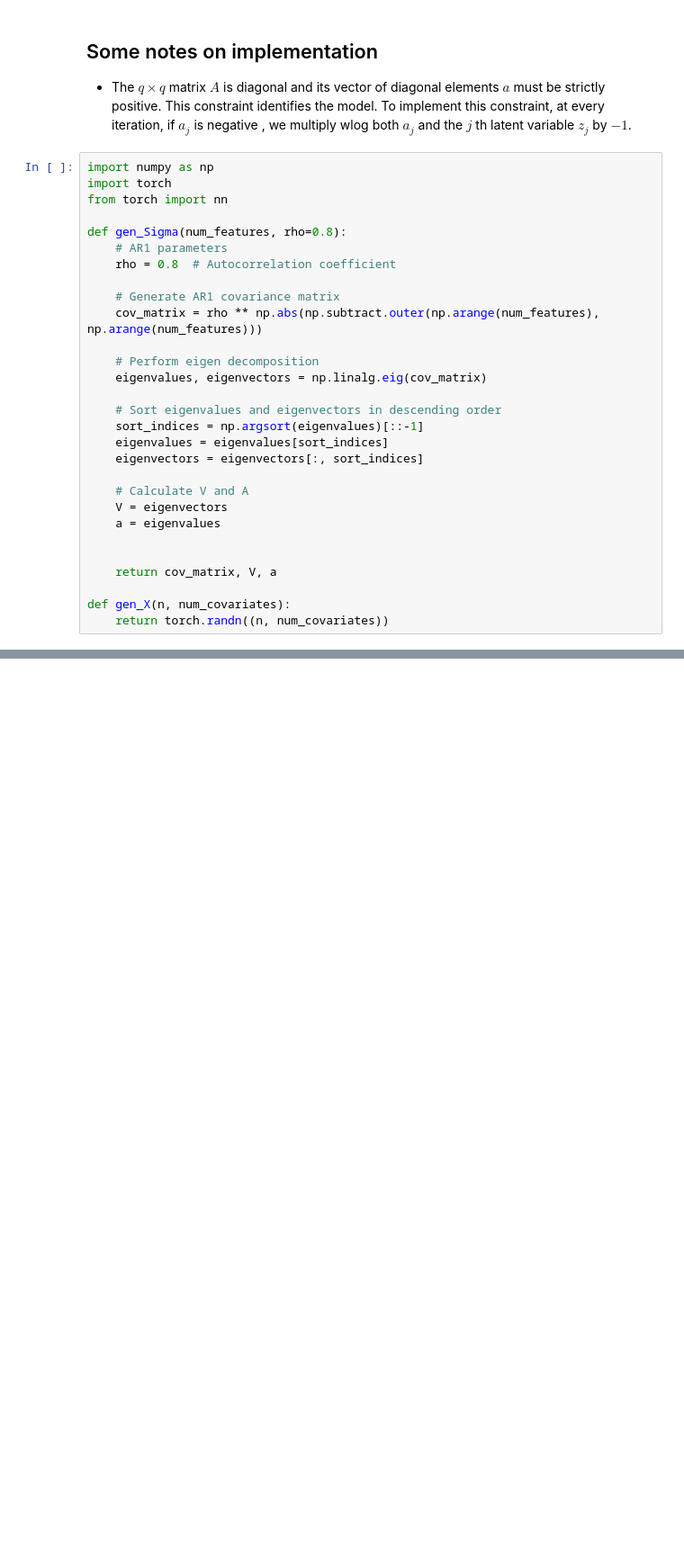
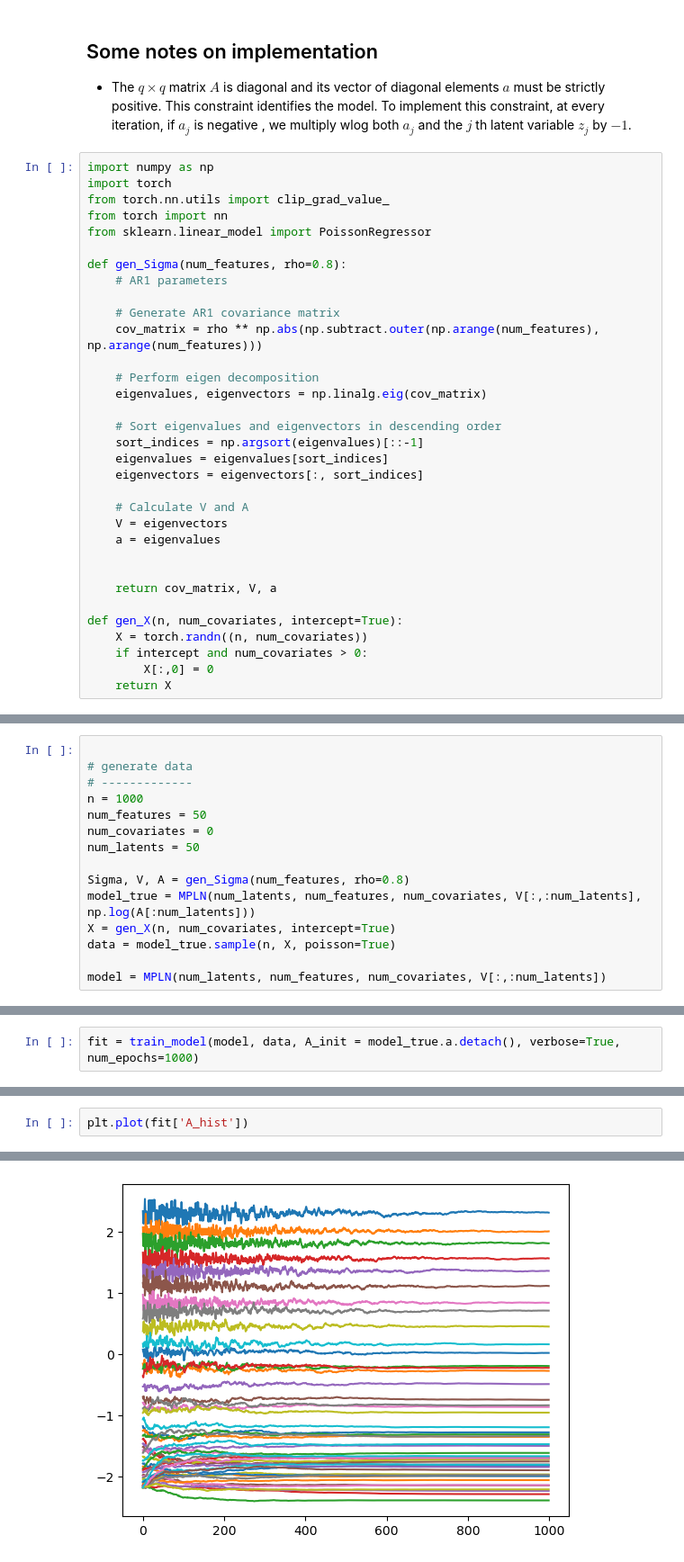
Before and after one commit to wiwh/gllvmprime, a Jupyter notebook: low_rank_MPLN/low_rank_MPLN.ipynb, the cells around one changed output, grey strips where cells are left out. Shown at 90% size. Drawn from its saved outputs; the diff is of its cells as text; blank space fills up the shorter version.

```diff
--- a/low_rank_MPLN/low_rank_MPLN.ipynb
+++ b/low_rank_MPLN/low_rank_MPLN.ipynb
@@ -116,11 +117,12 @@ b. (correct) assuming $\Sigma$ has lower rank, $\Lambda \in \mathbb{R}^{q \times
 # %%
 import numpy as np
 import torch
+from torch.nn.utils import clip_grad_value_
 from torch import nn
+from sklearn.linear_model import PoissonRegressor
 
 def gen_Sigma(num_features, rho=0.8):
     # AR1 parameters
-    rho = 0.8  # Autocorrelation coefficient
 
     # Generate AR1 covariance matrix
     cov_matrix = rho ** np.abs(np.subtract.outer(np.arange(num_features), np.arange(num_features)))
@@ -140,7 +142,10 @@ def gen_Sigma(num_features, rho=0.8):
 
     return cov_matrix, V, a
 
-def gen_X(n, num_covariates):
-    return torch.randn((n, num_covariates))
+def gen_X(n, num_covariates, intercept=True):
+    X = torch.randn((n, num_covariates))
+    if intercept and num_covariates > 0:
+        X[:,0] = 0
+    return X
 # %%
 class MPLN(nn.Module):
@@ -280,0 +367,15 @@ KeyboardInterrupt:
+# %%
+
+# generate data
+# -------------
+n = 1000
+num_features = 50
+num_covariates = 0
+num_latents = 50
+
+Sigma, V, A = gen_Sigma(num_features, rho=0.8)
+model_true = MPLN(num_latents, num_features, num_covariates, V[:,:num_latents], np.log(A[:num_latents]))
+X = gen_X(n, num_covariates, intercept=True)
+data = model_true.sample(n, X, poisson=True)
+
+model = MPLN(num_latents, num_features, num_covariates, V[:,:num_latents])
@@ -280,0 +384,2 @@ KeyboardInterrupt:
+# %%
+fit = train_model(model, data, A_init = model_true.a.detach(), verbose=True, num_epochs=1000)
@@ -280,0 +404,3 @@ KeyboardInterrupt:
+# %%
+plt.plot(fit['A_hist'])
+# %% [output]
@@ -280,0 +424 @@ KeyboardInterrupt:
+[figure, added]
```
Also changed, not shown: parts of 19 cells of this notebook, 2 other files.
